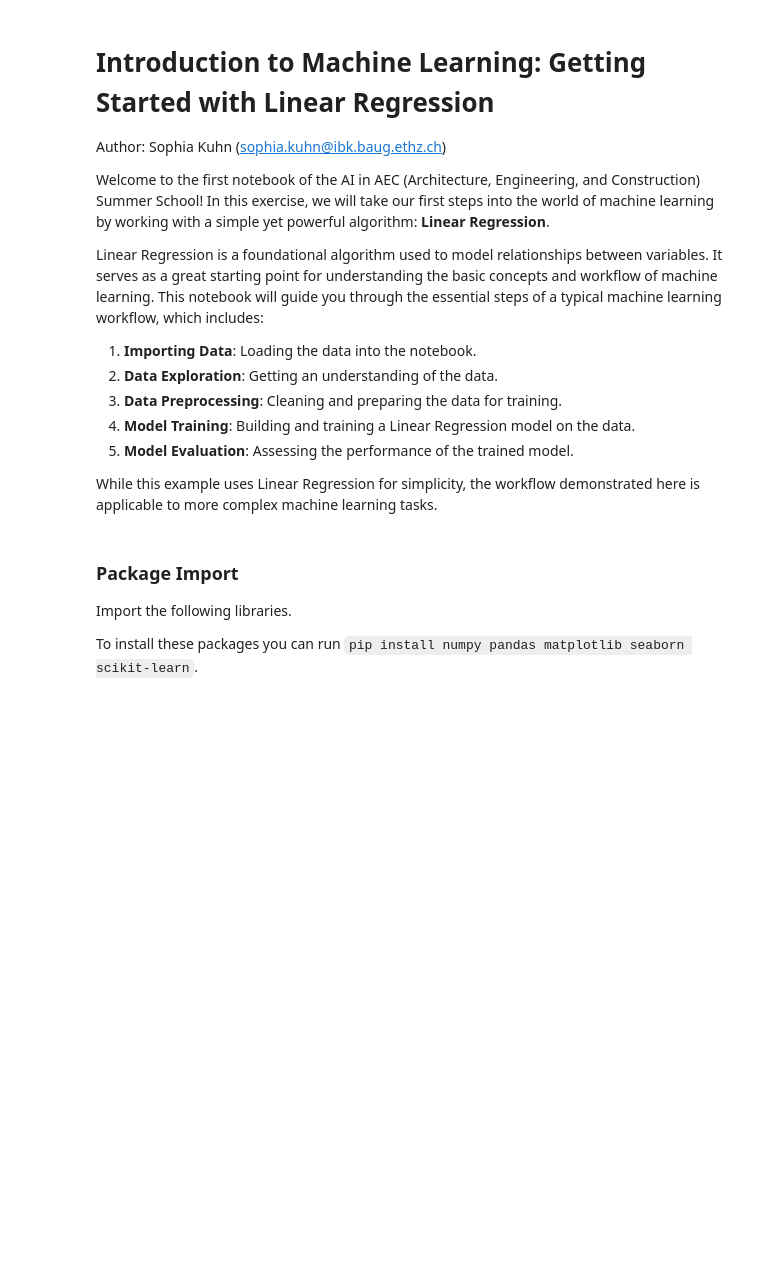
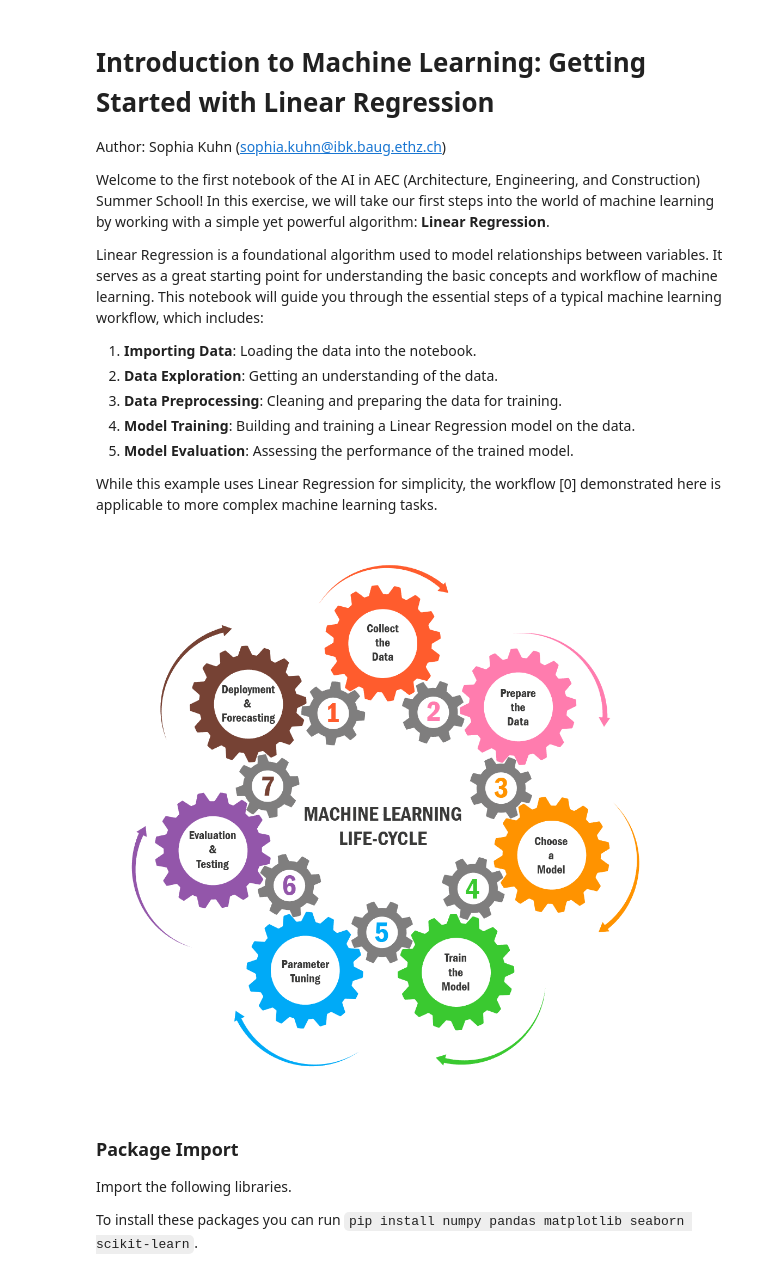
Before and after one commit to SophiaKuhn/AIinAEC_SummerSchool_ETHZurich, a Jupyter notebook: Ex_ML_SupervisedLearning_LinearRegression/Ex_ML_SupervisedLearning_LinearRegression.ipynb, the cells around one changed output. Saved outputs shown, nothing was run; the diff lists cells and outputs as text; code cells hidden in the pictures; blank space fills up the shorter version.

Commit message:
Add workflow to introduction notebook

```diff
--- a/Ex_ML_SupervisedLearning_LinearRegression/Ex_ML_SupervisedLearning_LinearRegression.ipynb
+++ b/Ex_ML_SupervisedLearning_LinearRegression/Ex_ML_SupervisedLearning_LinearRegression.ipynb
@@ -12,7 +12,12 @@ Linear Regression is a foundational algorithm used to model relationships betwee
 4. **Model Training**: Building and training a Linear Regression model on the data.
 5. **Model Evaluation**: Assessing the performance of the trained model.
 
-While this example uses Linear Regression for simplicity, the workflow demonstrated here is applicable to more complex machine learning tasks.
+While this example uses Linear Regression for simplicity, the workflow [0] demonstrated here is applicable to more complex machine learning tasks.
+# %%
+from IPython.display import Image
+Image("ML_Workflow.png")
+# %% [output]
+[figure, added]
 # %% [markdown]
 ### Package Import
 
```
Also changed, not shown: parts of 2 cells of this notebook, 1 other file.
